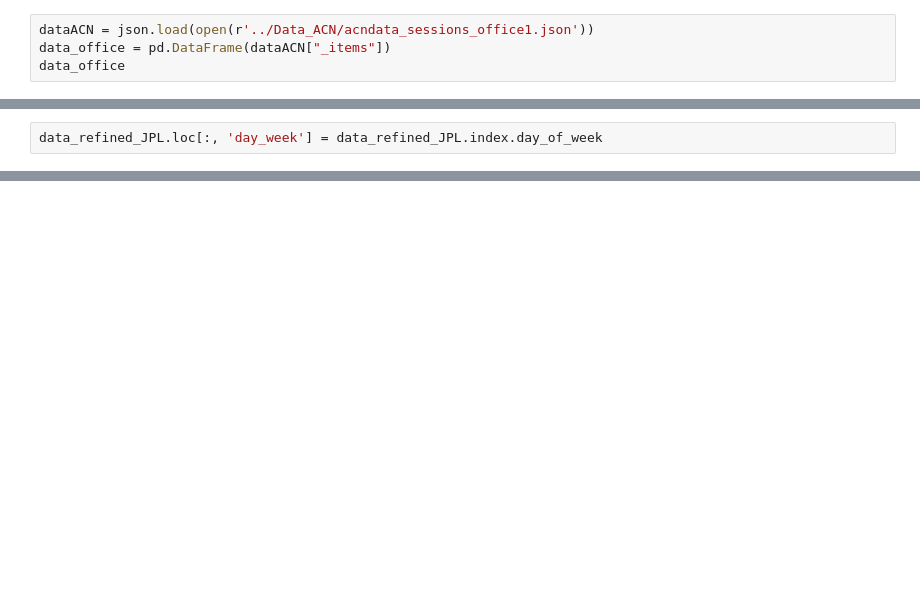
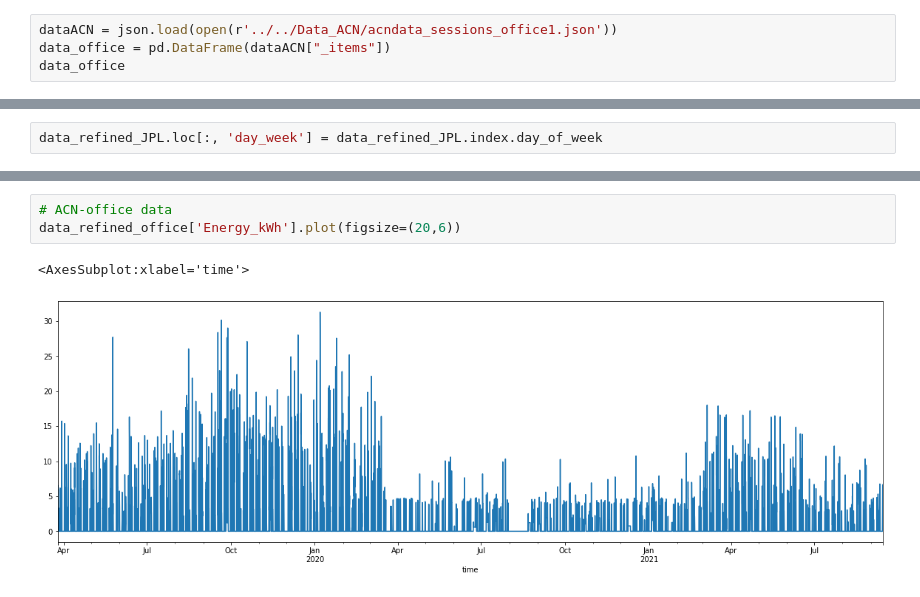
Before and after one commit to hancse/han_microgrid_lab, a Jupyter notebook: ChargingDemandPrediction/DataProcess.ipynb, the cells around one changed output, grey strips where cells are left out. Saved outputs shown, nothing was run; the diff lists cells and outputs as text; blank space fills up the shorter version.

```diff
--- a/ChargingDemandPrediction/DataProcess.ipynb
+++ b/ChargingDemandPrediction/DataProcess.ipynb
@@ -580,7 +445,7 @@ data_refined.plot(x='day_week', y='Energy_kWh', kind='scatter')
 # %% [markdown]
 An office building located in the Silicon Valley area. It currently has 8 EVSEs and is used only by employees.
 # %%
-dataACN = json.load(open(r'../Data_ACN/acndata_sessions_office1.json'))
+dataACN = json.load(open(r'../../Data_ACN/acndata_sessions_office1.json'))
 data_office = pd.DataFrame(dataACN["_items"])
 data_office
 # %% [output]
@@ -717,0 +581,6 @@ data_refined_JPL.plot(x='day_week', y='Energy_kWh', kind='scatter')
+# %%
+# ACN-office data
+data_refined_office['Energy_kWh'].plot(figsize=(20,6))
+# %% [output]
+<AxesSubplot:xlabel='time'>
+[figure, added]
```
Also changed, not shown: parts of 50 cells of this notebook.
